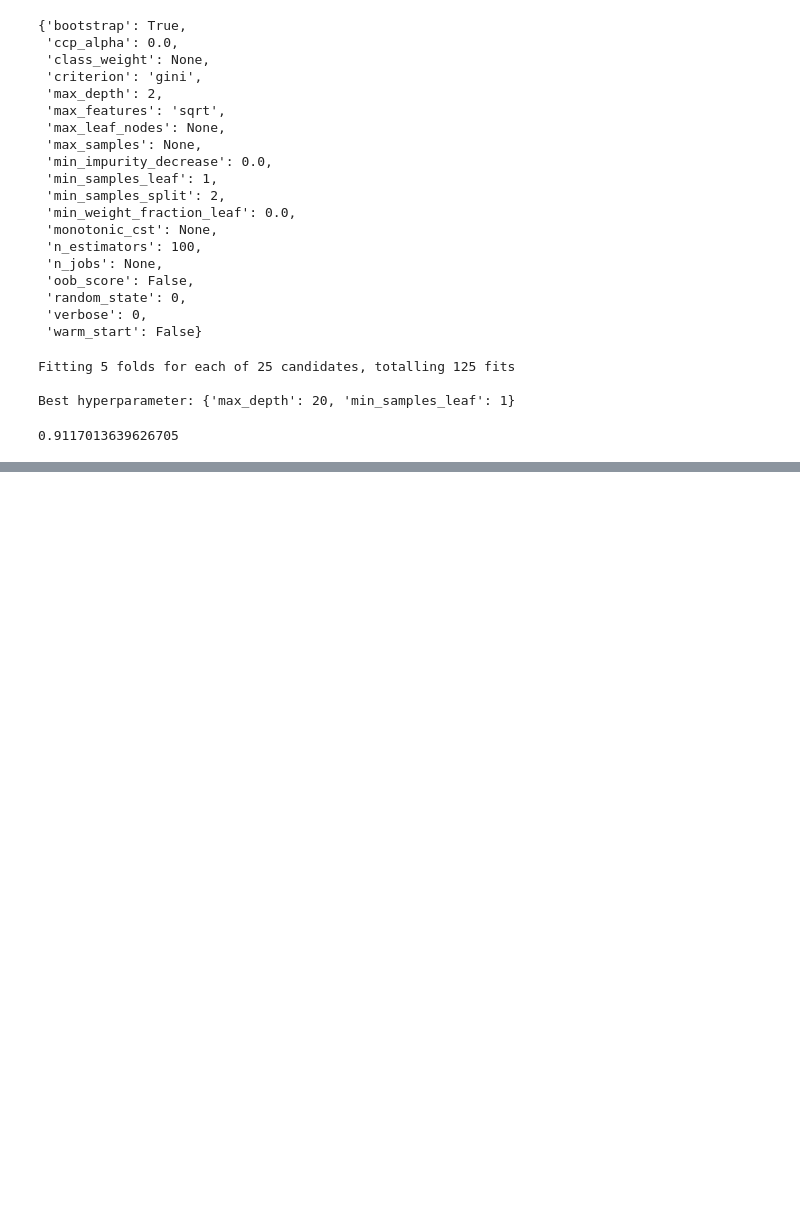
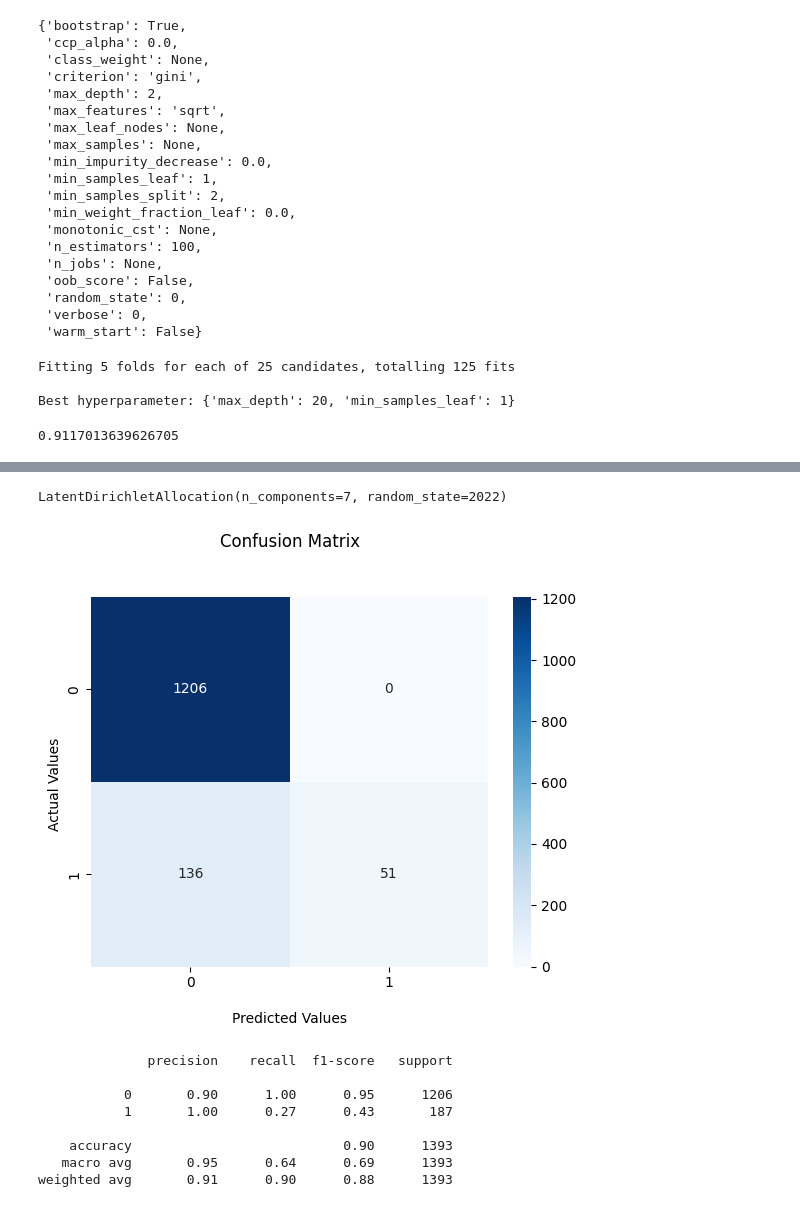
Before and after one commit to michalkrzyzanowski2001/week17, a Jupyter notebook: week17task.ipynb, the cells around one changed output, grey strips where cells are left out. Saved outputs shown, nothing was run; the diff lists cells and outputs as text; code cells hidden in the pictures; blank space fills up the shorter version.

Commit message:
added confusion matrix

```diff
--- a/week17task.ipynb
+++ b/week17task.ipynb
@@ -563,0 +598,29 @@ rf_model_v2.score(X_train, y_train)
+# %%
+print(lda)
+# %% [output]
+LatentDirichletAllocation(n_components=7, random_state=2022)
+# %%
+from sklearn.metrics import confusion_matrix
+import seaborn as sns
+from sklearn.metrics import classification_report
+
+y_pred = rf_model_v2.predict(X_test)
+
+cm = confusion_matrix(y_test, y_pred)
+ax = sns.heatmap(cm, annot=True, cmap='Blues', fmt='.0f')
+ax.set_title('Confusion Matrix\n\n')
+ax.set_xlabel('\nPredicted Values')
+ax.set_ylabel('Actual Values ')
+plt.show()
+
+print(classification_report(y_test, y_pred))
+# %% [output]
+[figure, added]
+              precision    recall  f1-score   support
+
+           0       0.90      1.00      0.95      1206
+           1       1.00      0.27      0.43       187
+
+    accuracy                           0.90      1393
+   macro avg       0.95      0.64      0.69      1393
+weighted avg       0.91      0.90      0.88      1393
```
Also changed, not shown: parts of 2 cells of this notebook.
